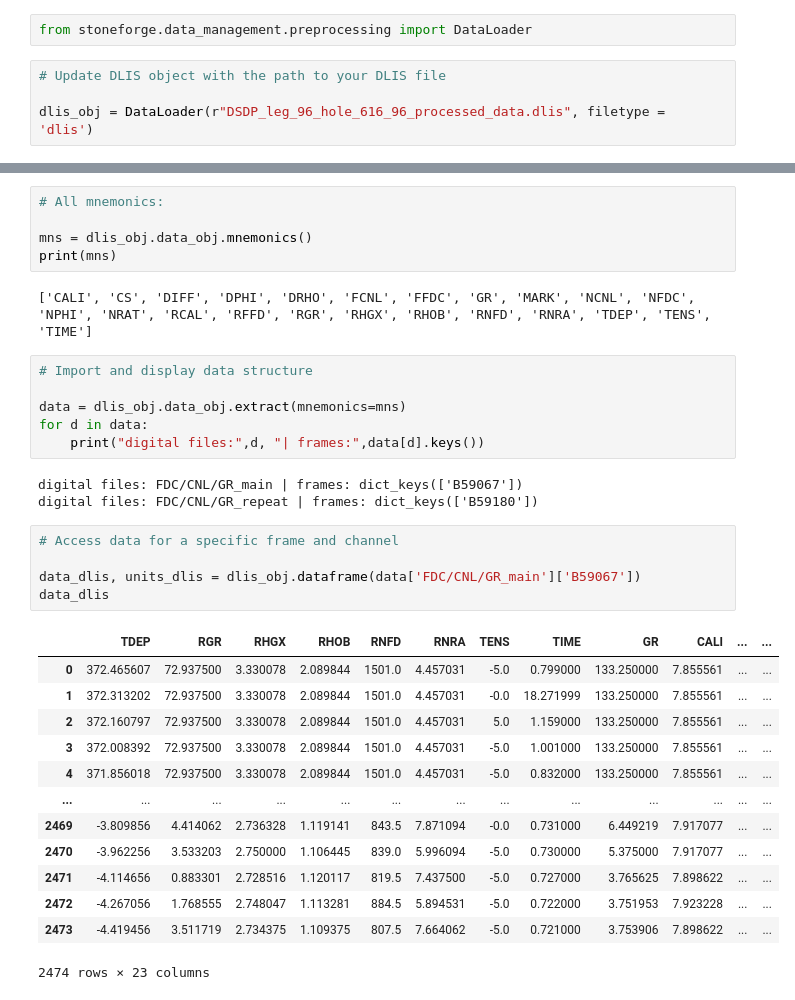
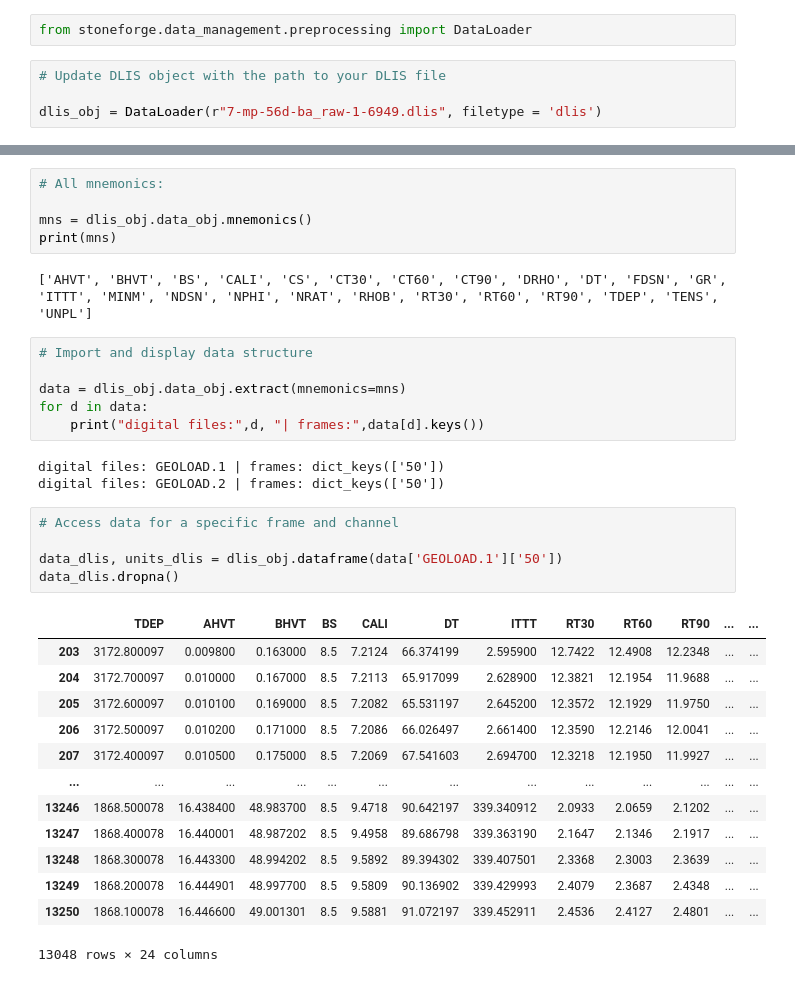
Before and after one commit to giecaruff/stoneforge, a Jupyter notebook: examples/data_management/3_dlis_data_access.ipynb, the cells around one changed output, grey strips where cells are left out. Cells and saved outputs as stored; diff of their text form.

Commit message:
update data

```diff
--- a/examples/data_management/3_dlis_data_access.ipynb
+++ b/examples/data_management/3_dlis_data_access.ipynb
@@ -3,7 +3,7 @@ from stoneforge.data_management.preprocessing import DataLoader
 # %%
 # Update DLIS object with the path to your DLIS file
 
-dlis_obj = DataLoader(r"DSDP_leg_96_hole_616_96_processed_data.dlis", filetype = 'dlis')
+dlis_obj = DataLoader(r"7-mp-56d-ba_raw-1-6949.dlis", filetype = 'dlis')
 # %%
 # Data Access Preview
 
@@ -32,7 +32,7 @@ dlis_obj.data_obj.show_header()
 mns = dlis_obj.data_obj.mnemonics()
 print(mns)
 # %% [output]
-['CALI', 'CS', 'DIFF', 'DPHI', 'DRHO', 'FCNL', 'FFDC', 'GR', 'MARK', 'NCNL', 'NFDC', 'NPHI', 'NRAT', 'RCAL', 'RFFD', 'RGR', 'RHGX', 'RHOB', 'RNFD', 'RNRA', 'TDEP', 'TENS', 'TIME']
+['AHVT', 'BHVT', 'BS', 'CALI', 'CS', 'CT30', 'CT60', 'CT90', 'DRHO', 'DT', 'FDSN', 'GR', 'ITTT', 'MINM', 'NDSN', 'NPHI', 'NRAT', 'RHOB', 'RT30', 'RT60', 'RT90', 'TDEP', 'TENS', 'UNPL']
 # %%
 # Import and display data structure
 
@@ -40,24 +40,24 @@ data = dlis_obj.data_obj.extract(mnemonics=mns)
 for d in data:
     print("digital files:",d, "| frames:",data[d].keys())
 # %% [output]
-digital files: FDC/CNL/GR_main | frames: dict_keys(['B59067'])
-digital files: FDC/CNL/GR_repeat | frames: dict_keys(['B59180'])
+digital files: GEOLOAD.1 | frames: dict_keys(['50'])
+digital files: GEOLOAD.2 | frames: dict_keys(['50'])
 # %%
 # Access data for a specific frame and channel
 
-data_dlis, units_dlis = dlis_obj.dataframe(data['FDC/CNL/GR_main']['B59067'])
-data_dlis
+data_dlis, units_dlis = dlis_obj.dataframe(data['GEOLOAD.1']['50'])
+data_dlis.dropna()
 # %% [output]
-|  | TDEP | RGR | RHGX | RHOB | RNFD | RNRA | TENS | TIME | GR | CALI | ... | ... |
-| 0 | 372.465607 | 72.937500 | 3.330078 | 2.089844 | 1501.0 | 4.457031 | -5.0 | 0.799000 | 133.250000 | 7.855561 | ... | ... |
-| 1 | 372.313202 | 72.937500 | 3.330078 | 2.089844 | 1501.0 | 4.457031 | -0.0 | 18.271999 | 133.250000 | 7.855561 | ... | ... |
-| 2 | 372.160797 | 72.937500 | 3.330078 | 2.089844 | 1501.0 | 4.457031 | 5.0 | 1.159000 | 133.250000 | 7.855561 | ... | ... |
-| 3 | 372.008392 | 72.937500 | 3.330078 | 2.089844 | 1501.0 | 4.457031 | -5.0 | 1.001000 | 133.250000 | 7.855561 | ... | ... |
-| 4 | 371.856018 | 72.937500 | 3.330078 | 2.089844 | 1501.0 | 4.457031 | -5.0 | 0.832000 | 133.250000 | 7.855561 | ... | ... |
+|  | TDEP | AHVT | BHVT | BS | CALI | DT | ITTT | RT30 | RT60 | RT90 | ... | ... |
+| 203 | 3172.800097 | 0.009800 | 0.163000 | 8.5 | 7.2124 | 66.374199 | 2.595900 | 12.7422 | 12.4908 | 12.2348 | ... | ... |
+| 204 | 3172.700097 | 0.010000 | 0.167000 | 8.5 | 7.2113 | 65.917099 | 2.628900 | 12.3821 | 12.1954 | 11.9688 | ... | ... |
+| 205 | 3172.600097 | 0.010100 | 0.169000 | 8.5 | 7.2082 | 65.531197 | 2.645200 | 12.3572 | 12.1929 | 11.9750 | ... | ... |
+| 206 | 3172.500097 | 0.010200 | 0.171000 | 8.5 | 7.2086 | 66.026497 | 2.661400 | 12.3590 | 12.2146 | 12.0041 | ... | ... |
+| 207 | 3172.400097 | 0.010500 | 0.175000 | 8.5 | 7.2069 | 67.541603 | 2.694700 | 12.3218 | 12.1950 | 11.9927 | ... | ... |
 | ... | ... | ... | ... | ... | ... | ... | ... | ... | ... | ... | ... | ... |
-| 2469 | -3.809856 | 4.414062 | 2.736328 | 1.119141 | 843.5 | 7.871094 | -0.0 | 0.731000 | 6.449219 | 7.917077 | ... | ... |
-| 2470 | -3.962256 | 3.533203 | 2.750000 | 1.106445 | 839.0 | 5.996094 | -5.0 | 0.730000 | 5.375000 | 7.917077 | ... | ... |
-| 2471 | -4.114656 | 0.883301 | 2.728516 | 1.120117 | 819.5 | 7.437500 | -5.0 | 0.727000 | 3.765625 | 7.898622 | ... | ... |
-| 2472 | -4.267056 | 1.768555 | 2.748047 | 1.113281 | 884.5 | 5.894531 | -5.0 | 0.722000 | 3.751953 | 7.923228 | ... | ... |
-| 2473 | -4.419456 | 3.511719 | 2.734375 | 1.109375 | 807.5 | 7.664062 | -5.0 | 0.721000 | 3.753906 | 7.898622 | ... | ... |
+| 13246 | 1868.500078 | 16.438400 | 48.983700 | 8.5 | 9.4718 | 90.642197 | 339.340912 | 2.0933 | 2.0659 | 2.1202 | ... | ... |
+| 13247 | 1868.400078 | 16.440001 | 48.987202 | 8.5 | 9.4958 | 89.686798 | 339.363190 | 2.1647 | 2.1346 | 2.1917 | ... | ... |
+| 13248 | 1868.300078 | 16.443300 | 48.994202 | 8.5 | 9.5892 | 89.394302 | 339.407501 | 2.3368 | 2.3003 | 2.3639 | ... | ... |
+| 13249 | 1868.200078 | 16.444901 | 48.997700 | 8.5 | 9.5809 | 90.136902 | 339.429993 | 2.4079 | 2.3687 | 2.4348 | ... | ... |
+| 13250 | 1868.100078 | 16.446600 | 49.001301 | 8.5 | 9.5881 | 91.072197 | 339.452911 | 2.4536 | 2.4127 | 2.4801 | ... | ... |
-2474 rows × 23 columns
+13048 rows × 24 columns
```
Also changed, not shown: parts of 4 cells of this notebook, 1 other file.
